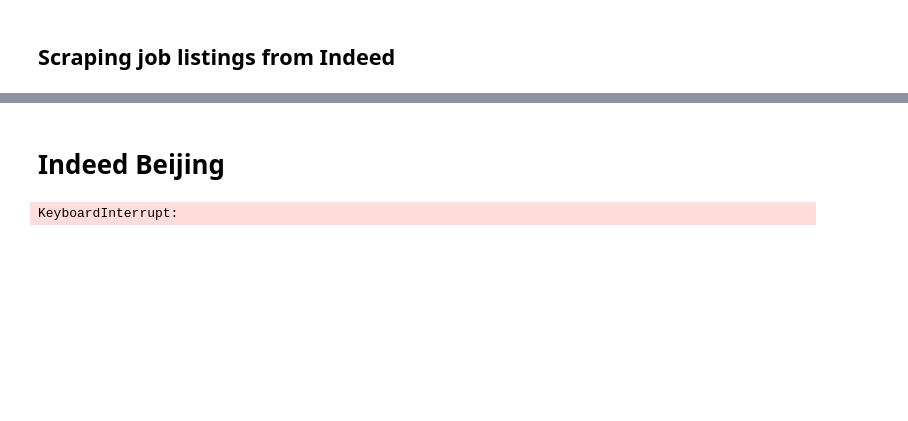
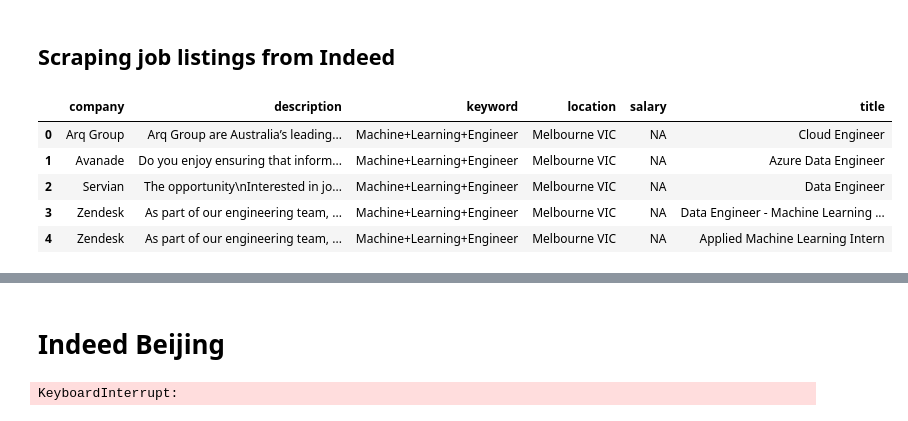
Before and after one commit to cxllqhy/Charis-recent-projects, a Jupyter notebook: CharisProject4Part1.ipynb, the cells around one changed output, grey strips where cells are left out. Cells and saved outputs as stored; diff of their text form; code cells hidden in the pictures; blank space fills up the shorter version.

```diff
--- a/CharisProject4Part1.ipynb
+++ b/CharisProject4Part1.ipynb
@@ -60,4 +53,11 @@ df.to_csv('indeedMelbourneMay17.csv', index=False, encoding='utf-8')
 # %%
-df.shape
+df.head()
+# %% [output]
+|  | company | description | keyword | location | salary | title |
+| 0 | Arq Group | Arq Group are Australia’s leading... | Machine+Learning+Engineer | Melbourne VIC | NA | Cloud Engineer |
+| 1 | Avanade | Do you enjoy ensuring that inform... | Machine+Learning+Engineer | Melbourne VIC | NA | Azure Data Engineer |
+| 2 | Servian | The opportunity\nInterested in jo... | Machine+Learning+Engineer | Melbourne VIC | NA | Data Engineer |
+| 3 | Zendesk | As part of our engineering team, ... | Machine+Learning+Engineer | Melbourne VIC | NA | Data Engineer - Machine Learning ... |
+| 4 | Zendesk | As part of our engineering team, ... | Machine+Learning+Engineer | Melbourne VIC | NA | Applied Machine Learning Intern |
 # %%
 len(data)
```
Also changed, not shown: parts of 13 cells of this notebook.
